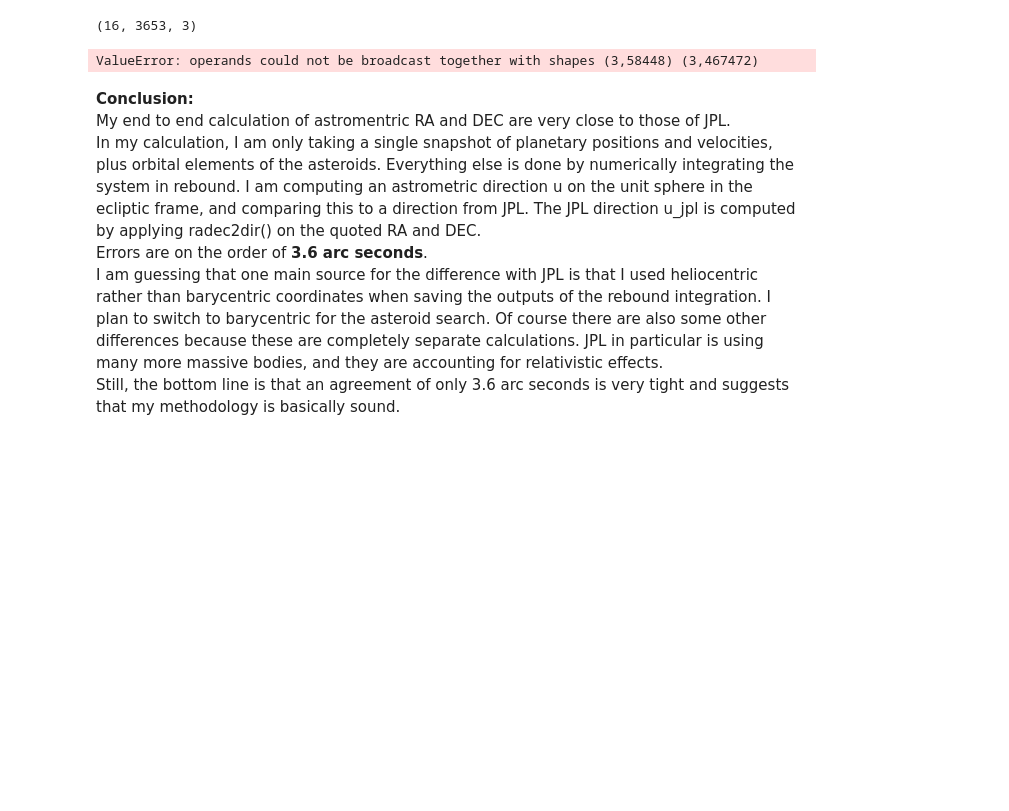
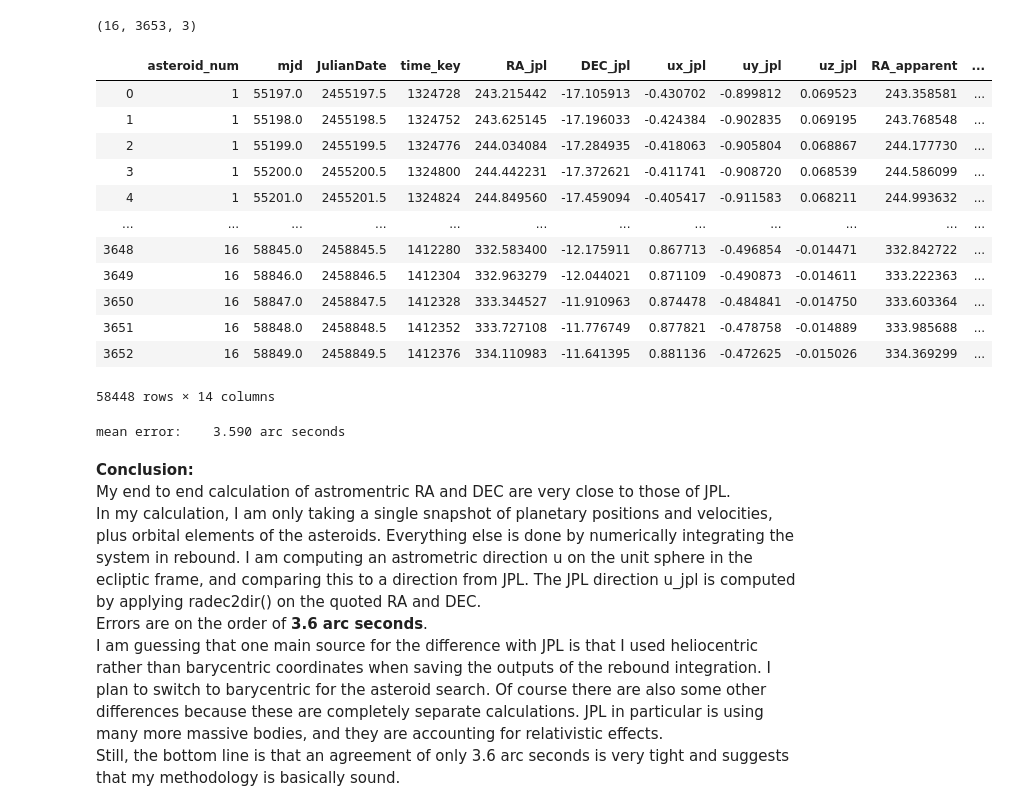
Before and after one commit to memanuel/kepler-sieve, a Jupyter notebook: src/RA_DEC.ipynb, the cells around one changed output. Saved outputs shown, nothing was run; the diff lists cells and outputs as text; code cells hidden in the pictures; blank space fills up the shorter version.

```diff
--- a/src/RA_DEC.ipynb
+++ b/src/RA_DEC.ipynb
@@ -426,6 +428,7 @@ df_ast
 # %%
 # Load the asteroid observations from JPL
 df_obs = load_obs_ast_jpl(ast_num0=1, ast_num1=16, observer_name='palomar', dir_name=dir_name)
+df_obs_daily = load_obs_ast_jpl(ast_num0=1, ast_num1=16, observer_name='geocenter', dir_name=dir_name_daily)
 # %%
 df_obs
 # %% [output]
@@ -629,12 +635,28 @@ q_ast_mse[2, :] = q_ast_mse_3d[:, :, 2].reshape((-1))
 v_ast_mse[0, :] = v_ast_mse_3d[:, :, 0].reshape((-1))
 v_ast_mse[1, :] = v_ast_mse_3d[:, :, 1].reshape((-1))
 v_ast_mse[2, :] = v_ast_mse_3d[:, :, 2].reshape((-1))
+# %%
+df_obs_daily
+# %% [output]
+|  | asteroid_num | mjd | JulianDate | time_key | RA_jpl | DEC_jpl | ux_jpl | uy_jpl | uz_jpl | RA_apparent | ... |
+| 0 | 1 | 55197.0 | 2455197.5 | 1324728 | 243.215442 | -17.105913 | -0.430702 | -0.899812 | 0.069523 | 243.358581 | ... |
+| 1 | 1 | 55198.0 | 2455198.5 | 1324752 | 243.625145 | -17.196033 | -0.424384 | -0.902835 | 0.069195 | 243.768548 | ... |
+| 2 | 1 | 55199.0 | 2455199.5 | 1324776 | 244.034084 | -17.284935 | -0.418063 | -0.905804 | 0.068867 | 244.177730 | ... |
+| 3 | 1 | 55200.0 | 2455200.5 | 1324800 | 244.442231 | -17.372621 | -0.411741 | -0.908720 | 0.068539 | 244.586099 | ... |
+| 4 | 1 | 55201.0 | 2455201.5 | 1324824 | 244.849560 | -17.459094 | -0.405417 | -0.911583 | 0.068211 | 244.993632 | ... |
+| ... | ... | ... | ... | ... | ... | ... | ... | ... | ... | ... | ... |
+| 3648 | 16 | 58845.0 | 2458845.5 | 1412280 | 332.583400 | -12.175911 | 0.867713 | -0.496854 | -0.014471 | 332.842722 | ... |
+| 3649 | 16 | 58846.0 | 2458846.5 | 1412304 | 332.963279 | -12.044021 | 0.871109 | -0.490873 | -0.014611 | 333.222363 | ... |
+| 3650 | 16 | 58847.0 | 2458847.5 | 1412328 | 333.344527 | -11.910963 | 0.874478 | -0.484841 | -0.014750 | 333.603364 | ... |
+| 3651 | 16 | 58848.0 | 2458848.5 | 1412352 | 333.727108 | -11.776749 | 0.877821 | -0.478758 | -0.014889 | 333.985688 | ... |
+| 3652 | 16 | 58849.0 | 2458849.5 | 1412376 | 334.110983 | -11.641395 | 0.881136 | -0.472625 | -0.015026 | 334.369299 | ... |
+58448 rows × 14 columns
 # %%
 # Compute direction from MSE position and velocity
 u_mse = qv2dir(q_body=q_ast_mse*au, v_body=v_ast_mse*au/day, q_earth=q_earth_mse_tile*au)
 
 # extract u_jpl from df_obs_daily
-u_jpl = df_obs_daily[['ux_jpl', 'uy_jpl', 'uz_jpl']].values
+u_jpl = df_obs_daily[['ux_jpl', 'uy_jpl', 'uz_jpl']].values.T
 
 # difference in directions as a vector
 u_diff = u_mse - u_jpl
@@ -647,7 +669,7 @@ angle_diff = np.rad2deg(u_diff_norm)*3600
 mean_error = np.mean(angle_diff)
 print(f'mean error: {mean_error:8.3f} arc seconds')
 # %% [output]
-ValueError: operands could not be broadcast together with shapes (3,58448) (3,467472)
+mean error:    3.590 arc seconds
 # %% [markdown]
 **Conclusion:<br>**
 My end to end calculation of astromentric RA and DEC are very close to those of JPL.<br>
```
Also changed, not shown: parts of 5 cells of this notebook, 33 other files.
